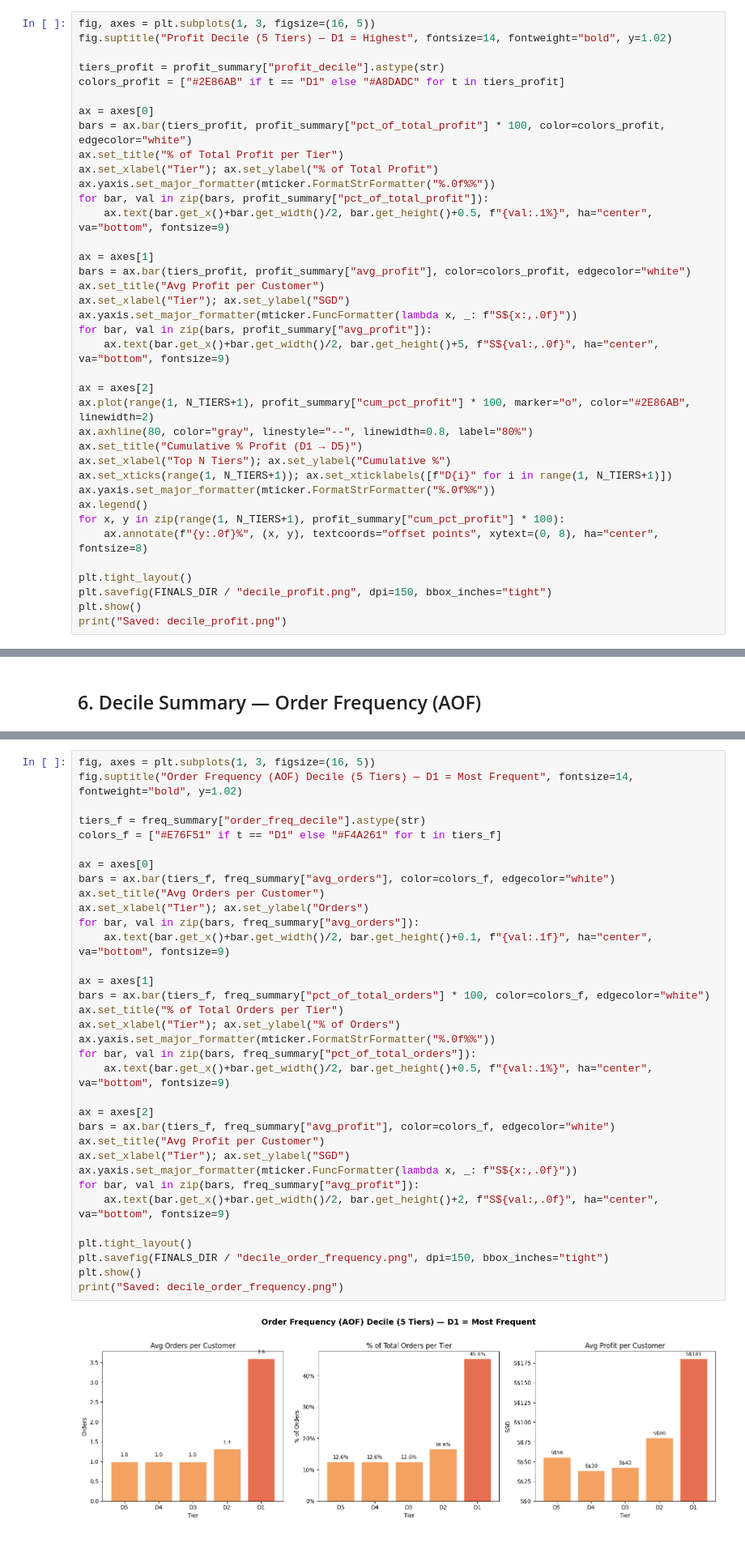
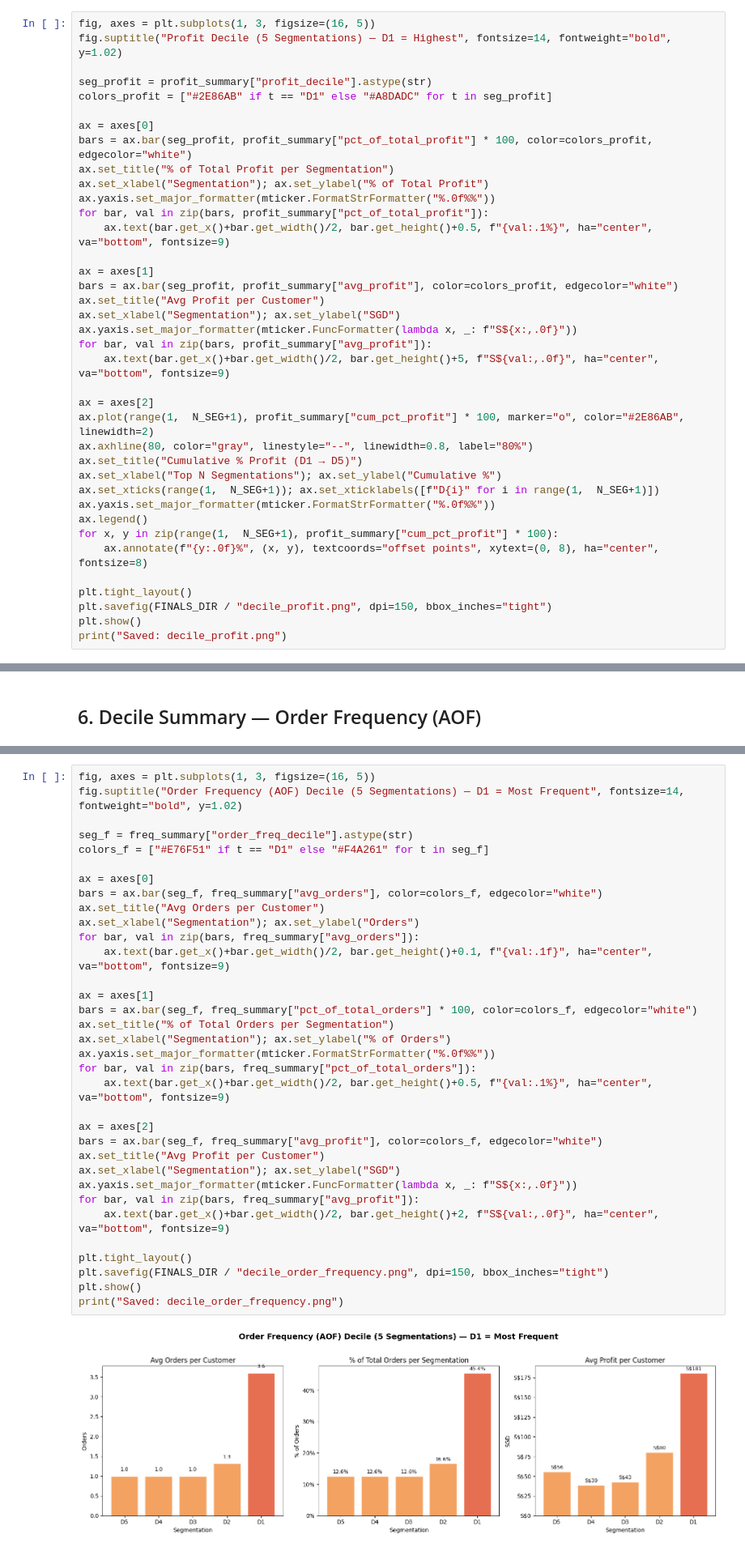
Before and after one commit to AdityaVijay1/lushprotein, a Jupyter notebook: EDA/lushprotein_decile.ipynb, the cells around one changed output, grey strips where cells are left out. Shown at 81% size. Cells and saved outputs as stored; diff of their text form.

```diff
--- a/EDA/lushprotein_decile.ipynb
+++ b/EDA/lushprotein_decile.ipynb
@@ -292,36 +292,36 @@ profit_decile  n_customers avg_profit median_profit avg_revenue avg_orders avg_m
  Top 20% (D1) of customers generate 57.7% of total profit
 # %%
 fig, axes = plt.subplots(1, 3, figsize=(16, 5))
-fig.suptitle("Profit Decile (5 Tiers) — D1 = Highest", fontsize=14, fontweight="bold", y=1.02)
+fig.suptitle("Profit Decile (5 Segmentations) — D1 = Highest", fontsize=14, fontweight="bold", y=1.02)
 
-tiers_profit = profit_summary["profit_decile"].astype(str)
-colors_profit = ["#2E86AB" if t == "D1" else "#A8DADC" for t in tiers_profit]
+seg_profit = profit_summary["profit_decile"].astype(str)
+colors_profit = ["#2E86AB" if t == "D1" else "#A8DADC" for t in seg_profit]
 
 ax = axes[0]
-bars = ax.bar(tiers_profit, profit_summary["pct_of_total_profit"] * 100, color=colors_profit, edgecolor="white")
-ax.set_title("% of Total Profit per Tier")
-ax.set_xlabel("Tier"); ax.set_ylabel("% of Total Profit")
+bars = ax.bar(seg_profit, profit_summary["pct_of_total_profit"] * 100, color=colors_profit, edgecolor="white")
+ax.set_title("% of Total Profit per Segmentation")
+ax.set_xlabel("Segmentation"); ax.set_ylabel("% of Total Profit")
 ax.yaxis.set_major_formatter(mticker.FormatStrFormatter("%.0f%%"))
 for bar, val in zip(bars, profit_summary["pct_of_total_profit"]):
     ax.text(bar.get_x()+bar.get_width()/2, bar.get_height()+0.5, f"{val:.1%}", ha="center", va="bottom", fontsize=9)
 
 ax = axes[1]
-bars = ax.bar(tiers_profit, profit_summary["avg_profit"], color=colors_profit, edgecolor="white")
+bars = ax.bar(seg_profit, profit_summary["avg_profit"], color=colors_profit, edgecolor="white")
 ax.set_title("Avg Profit per Customer")
-ax.set_xlabel("Tier"); ax.set_ylabel("SGD")
+ax.set_xlabel("Segmentation"); ax.set_ylabel("SGD")
 ax.yaxis.set_major_formatter(mticker.FuncFormatter(lambda x, _: f"S${x:,.0f}"))
 for bar, val in zip(bars, profit_summary["avg_profit"]):
     ax.text(bar.get_x()+bar.get_width()/2, bar.get_height()+5, f"S${val:,.0f}", ha="center", va="bottom", fontsize=9)
 
 ax = axes[2]
-ax.plot(range(1, N_TIERS+1), profit_summary["cum_pct_profit"] * 100, marker="o", color="#2E86AB", linewidth=2)
+ax.plot(range(1,  N_SEG+1), profit_summary["cum_pct_profit"] * 100, marker="o", color="#2E86AB", linewidth=2)
 ax.axhline(80, color="gray", linestyle="--", linewidth=0.8, label="80%")
 ax.set_title("Cumulative % Profit (D1 → D5)")
-ax.set_xlabel("Top N Tiers"); ax.set_ylabel("Cumulative %")
-ax.set_xticks(range(1, N_TIERS+1)); ax.set_xticklabels([f"D{i}" for i in range(1, N_TIERS+1)])
+ax.set_xlabel("Top N Segmentations"); ax.set_ylabel("Cumulative %")
+ax.set_xticks(range(1,  N_SEG+1)); ax.set_xticklabels([f"D{i}" for i in range(1,  N_SEG+1)])
 ax.yaxis.set_major_formatter(mticker.FormatStrFormatter("%.0f%%"))
 ax.legend()
-for x, y in zip(range(1, N_TIERS+1), profit_summary["cum_pct_profit"] * 100):
+for x, y in zip(range(1,  N_SEG+1), profit_summary["cum_pct_profit"] * 100):
     ax.annotate(f"{y:.0f}%", (x, y), textcoords="offset points", xytext=(0, 8), ha="center", fontsize=8)
 
 plt.tight_layout()
@@ -379,40 +379,40 @@ order_freq_decile  n_customers avg_orders median_orders avg_revenue avg_profit a
  Top 20% (D1) of customers place 45.4% of all orders
 # %%
 fig, axes = plt.subplots(1, 3, figsize=(16, 5))
-fig.suptitle("Order Frequency (AOF) Decile (5 Tiers) — D1 = Most Frequent", fontsize=14, fontweight="bold", y=1.02)
+fig.suptitle("Order Frequency (AOF) Decile (5 Segmentations) — D1 = Most Frequent", fontsize=14, fontweight="bold", y=1.02)
 
-tiers_f = freq_summary["order_freq_decile"].astype(str)
-colors_f = ["#E76F51" if t == "D1" else "#F4A261" for t in tiers_f]
+seg_f = freq_summary["order_freq_decile"].astype(str)
+colors_f = ["#E76F51" if t == "D1" else "#F4A261" for t in seg_f]
 
 ax = axes[0]
-bars = ax.bar(tiers_f, freq_summary["avg_orders"], color=colors_f, edgecolor="white")
+bars = ax.bar(seg_f, freq_summary["avg_orders"], color=colors_f, edgecolor="white")
 ax.set_title("Avg Orders per Customer")
-ax.set_xlabel("Tier"); ax.set_ylabel("Orders")
+ax.set_xlabel("Segmentation"); ax.set_ylabel("Orders")
 for bar, val in zip(bars, freq_summary["avg_orders"]):
     ax.text(bar.get_x()+bar.get_width()/2, bar.get_height()+0.1, f"{val:.1f}", ha="center", va="bottom", fontsize=9)
 
 ax = axes[1]
-bars = ax.bar(tiers_f, freq_summary["pct_of_total_orders"] * 100, color=colors_f, edgecolor="white")
-ax.set_title("% of Total Orders per Tier")
-ax.set_xlabel("Tier"); ax.set_ylabel("% of Orders")
+bars = ax.bar(seg_f, freq_summary["pct_of_total_orders"] * 100, color=colors_f, edgecolor="white")
+ax.set_title("% of Total Orders per Segmentation")
+ax.set_xlabel("Segmentation"); ax.set_ylabel("% of Orders")
 ax.yaxis.set_major_formatter(mticker.FormatStrFormatter("%.0f%%"))
 for bar, val in zip(bars, freq_summary["pct_of_total_orders"]):
     ax.text(bar.get_x()+bar.get_width()/2, bar.get_height()+0.5, f"{val:.1%}", ha="center", va="bottom", fontsize=9)
 
 ax = axes[2]
-bars = ax.bar(tiers_f, freq_summary["avg_profit"], color=colors_f, edgecolor="white")
+bars = ax.bar(seg_f, freq_summary["avg_profit"], color=colors_f, edgecolor="white")
 ax.set_title("Avg Profit per Customer")
-ax.set_xlabel("Tier"); ax.set_ylabel("SGD")
+ax.set_xlabel("Segmentation"); ax.set_ylabel("SGD")
 ax.yaxis.set_major_formatter(mticker.FuncFormatter(lambda x, _: f"S${x:,.0f}"))
 for bar, val in zip(bars, freq_summary["avg_profit"]):
     ax.text(bar.get_x()+bar.get_width()/2, bar.get_height()+2, f"S${val:,.0f}", ha="center", va="bottom", fontsize=9)
 
 plt.tight_layout()
 plt.savefig(FINALS_DIR / "decile_order_frequency.png", dpi=150, bbox_inches="tight")
 plt.show()
 print("Saved: decile_order_frequency.png")
 # %% [output]
-[figure, old version]
+[figure, new version]
 Saved: decile_order_frequency.png
 # %% [markdown]
 ## 7. Overlap — Profit D1 vs Order Frequency D1
```
Also changed, not shown: parts of 10 cells of this notebook, 3 other files.
